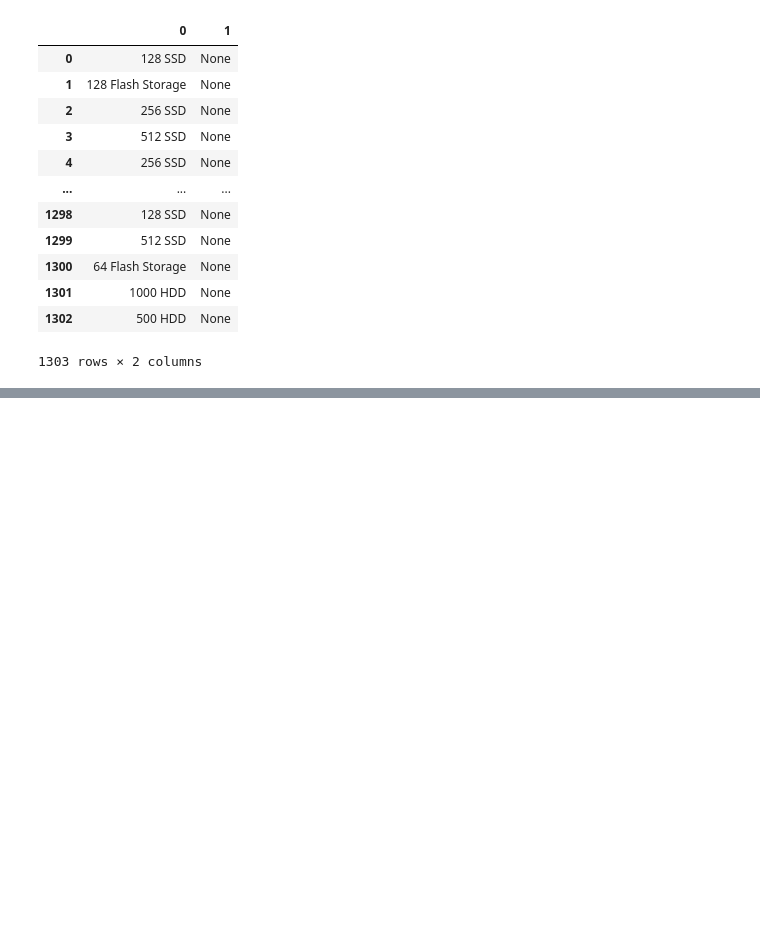
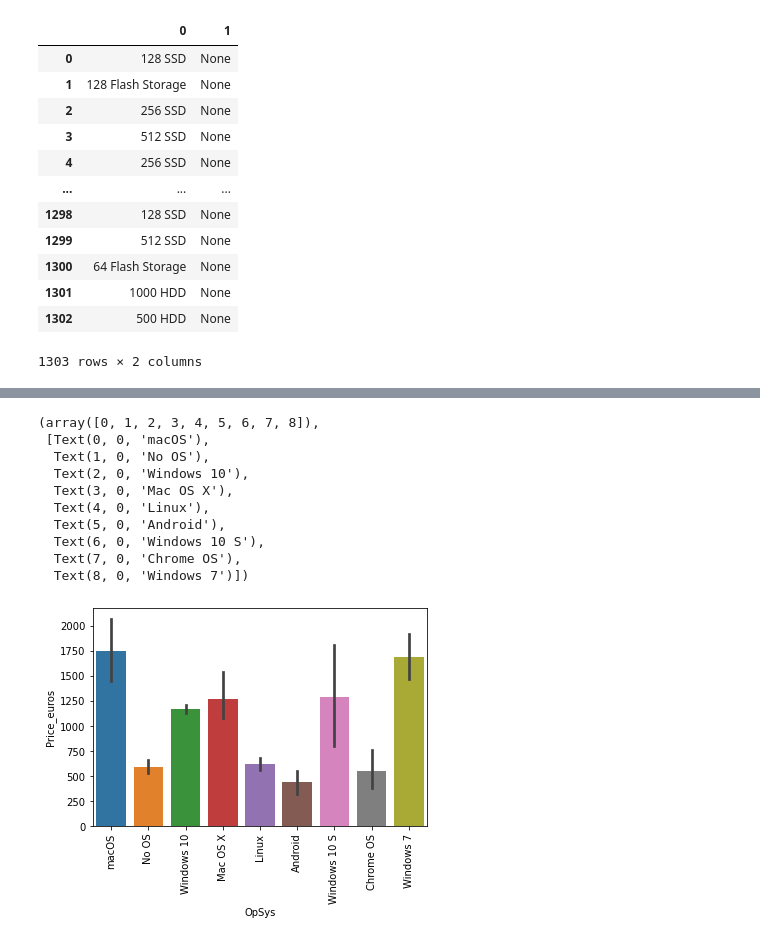
Before and after one commit to sergemad/Laptop_Price_Predictor, a Jupyter notebook: model.ipynb, the cells around one changed output, grey strips where cells are left out. Drawn from its saved outputs; the diff is of its cells as text; code cells hidden in the pictures; blank space fills up the shorter version.

```diff
--- a/model.ipynb
+++ b/model.ipynb
@@ -541,0 +714,15 @@ df.head()
+# %%
+sn.barplot(x=df['OpSys'], y=df['Price_euros'])
+plt.xticks(rotation='vertical')
+# %% [output]
+(array([0, 1, 2, 3, 4, 5, 6, 7, 8]),
+ [Text(0, 0, 'macOS'),
+  Text(1, 0, 'No OS'),
+  Text(2, 0, 'Windows 10'),
+  Text(3, 0, 'Mac OS X'),
+  Text(4, 0, 'Linux'),
+  Text(5, 0, 'Android'),
+  Text(6, 0, 'Windows 10 S'),
+  Text(7, 0, 'Chrome OS'),
+  Text(8, 0, 'Windows 7')])
+[figure, added]
```
Also changed, not shown: parts of 43 cells of this notebook.
